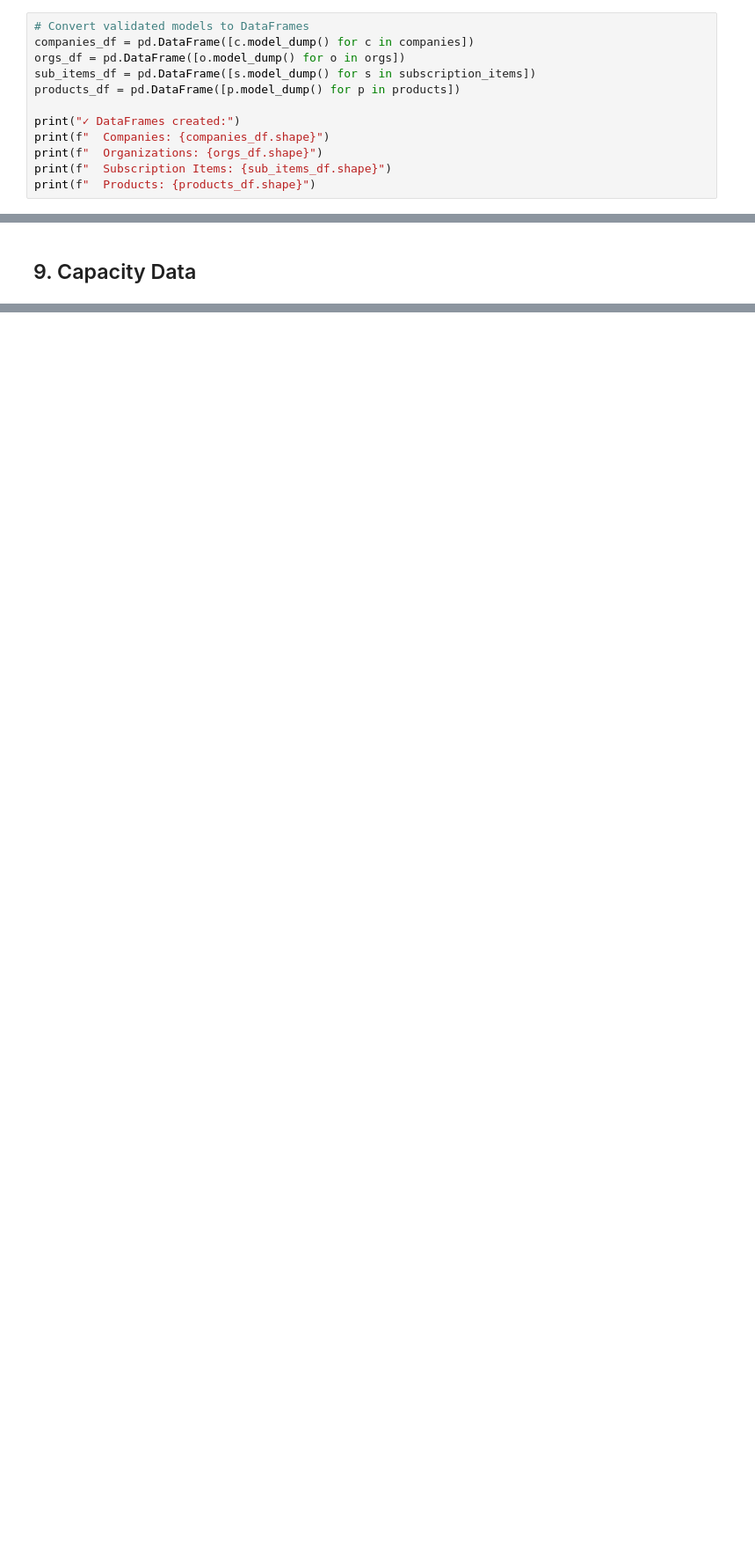
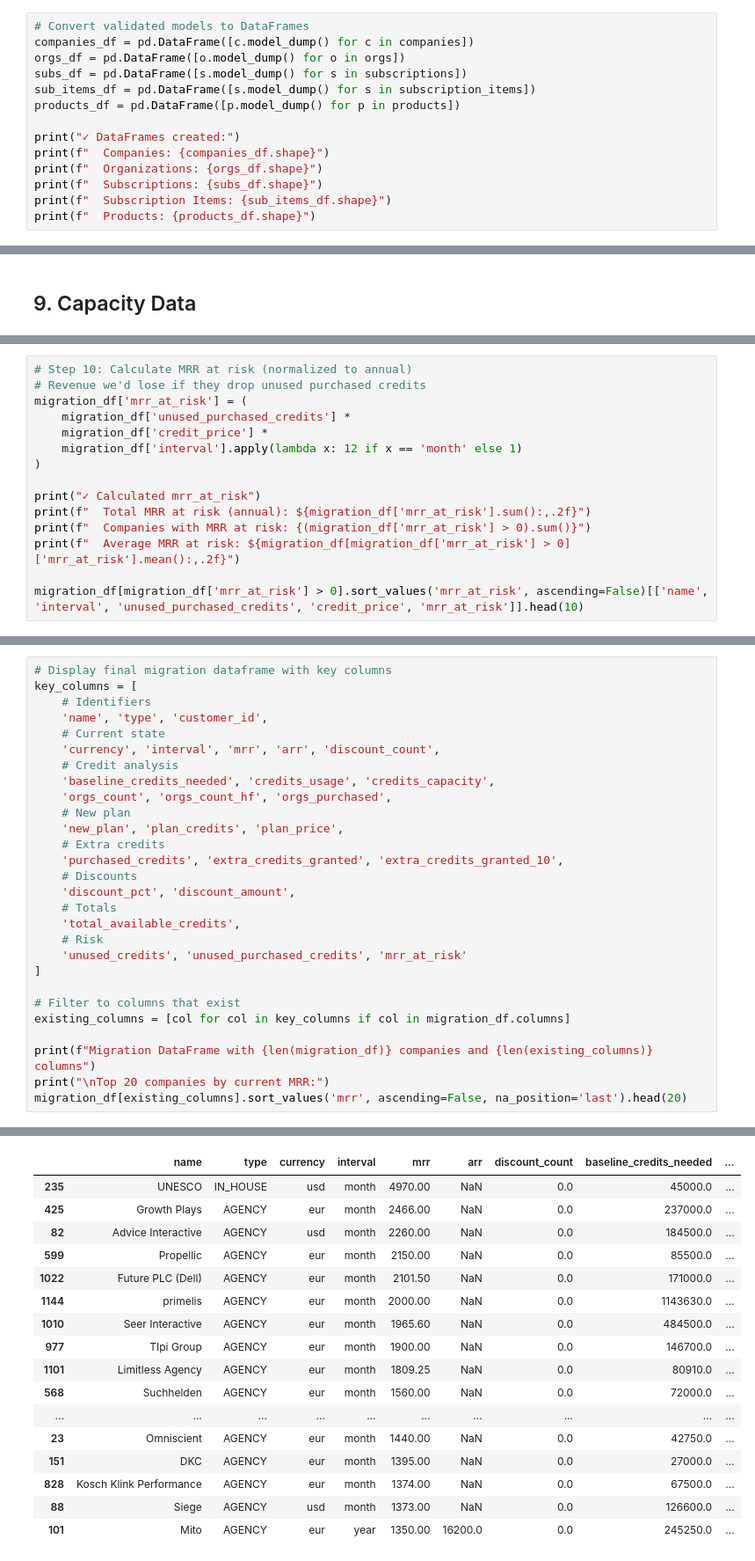
Before and after one commit to peec-ai/stripe-migration-analysis, a Jupyter notebook: transform/notebooks/migration_analysis-match.ipynb, the cells around one changed output, grey strips where cells are left out. Shown at 88% size. Saved outputs shown, nothing was run; the diff lists cells and outputs as text; blank space fills up the shorter version.

Commit message:
more data

```diff
--- a/transform/notebooks/migration_analysis-match.ipynb
+++ b/transform/notebooks/migration_analysis-match.ipynb
@@ -342,12 +420,14 @@ Flattened subscription items: 1546
 # Convert validated models to DataFrames
 companies_df = pd.DataFrame([c.model_dump() for c in companies])
 orgs_df = pd.DataFrame([o.model_dump() for o in orgs])
+subs_df = pd.DataFrame([s.model_dump() for s in subscriptions])
 sub_items_df = pd.DataFrame([s.model_dump() for s in subscription_items])
 products_df = pd.DataFrame([p.model_dump() for p in products])
 
 print("✓ DataFrames created:")
 print(f"  Companies: {companies_df.shape}")
 print(f"  Organizations: {orgs_df.shape}")
+print(f"  Subscriptions: {subs_df.shape}")
 print(f"  Subscription Items: {sub_items_df.shape}")
 print(f"  Products: {products_df.shape}")
 # %% [output]
@@ -555,0 +1283,15 @@ company_stats.sort_values(by="credits_capacity", ascending=False).head(10)
+# %%
+# Step 10: Calculate MRR at risk (normalized to annual)
+# Revenue we'd lose if they drop unused purchased credits
+migration_df['mrr_at_risk'] = (
+    migration_df['unused_purchased_credits'] *
+    migration_df['credit_price'] *
+    migration_df['interval'].apply(lambda x: 12 if x == 'month' else 1)
+)
+
+print("✓ Calculated mrr_at_risk")
+print(f"  Total MRR at risk (annual): ${migration_df['mrr_at_risk'].sum():,.2f}")
+print(f"  Companies with MRR at risk: {(migration_df['mrr_at_risk'] > 0).sum()}")
+print(f"  Average MRR at risk: ${migration_df[migration_df['mrr_at_risk'] > 0]['mrr_at_risk'].mean():,.2f}")
+
+migration_df[migration_df['mrr_at_risk'] > 0].sort_values('mrr_at_risk', ascending=False)[['name', 'interval', 'unused_purchased_credits', 'credit_price', 'mrr_at_risk']].head(10)
@@ -555,0 +1366,29 @@ company_stats.sort_values(by="credits_capacity", ascending=False).head(10)
+# %%
+# Display final migration dataframe with key columns
+key_columns = [
+    # Identifiers
+    'name', 'type', 'customer_id',
+    # Current state
+    'currency', 'interval', 'mrr', 'arr', 'discount_count',
+    # Credit analysis
+    'baseline_credits_needed', 'credits_usage', 'credits_capacity',
+    'orgs_count', 'orgs_count_hf', 'orgs_purchased',
+    # New plan
+    'new_plan', 'plan_credits', 'plan_price',
+    # Extra credits
+    'purchased_credits', 'extra_credits_granted', 'extra_credits_granted_10',
+    # Discounts
+    'discount_pct', 'discount_amount',
+    # Totals
+    'total_available_credits',
+    # Risk
+    'unused_credits', 'unused_purchased_credits', 'mrr_at_risk'
+]
+
+# Filter to columns that exist
+existing_columns = [col for col in key_columns if col in migration_df.columns]
+
+print(f"Migration DataFrame with {len(migration_df)} companies and {len(existing_columns)} columns")
+print("\nTop 20 companies by current MRR:")
+migration_df[existing_columns].sort_values('mrr', ascending=False, na_position='last').head(20)
+# %% [output]
@@ -555,0 +1398,17 @@ company_stats.sort_values(by="credits_capacity", ascending=False).head(10)
+|  | name | type | currency | interval | mrr | arr | discount_count | baseline_credits_needed | ... |
+| 235 | UNESCO | IN_HOUSE | usd | month | 4970.00 | NaN | 0.0 | 45000.0 | ... |
+| 425 | Growth Plays | AGENCY | eur | month | 2466.00 | NaN | 0.0 | 237000.0 | ... |
+| 82 | Advice Interactive | AGENCY | usd | month | 2260.00 | NaN | 0.0 | 184500.0 | ... |
+| 599 | Propellic | AGENCY | eur | month | 2150.00 | NaN | 0.0 | 85500.0 | ... |
+| 1022 | Future PLC (Dell) | AGENCY | eur | month | 2101.50 | NaN | 0.0 | 171000.0 | ... |
+| 1144 | primelis | AGENCY | eur | month | 2000.00 | NaN | 0.0 | 1143630.0 | ... |
+| 1010 | Seer Interactive | AGENCY | eur | month | 1965.60 | NaN | 0.0 | 484500.0 | ... |
+| 977 | TIpi Group | AGENCY | eur | month | 1900.00 | NaN | 0.0 | 146700.0 | ... |
+| 1101 | Limitless Agency | AGENCY | eur | month | 1809.25 | NaN | 0.0 | 80910.0 | ... |
+| 568 | Suchhelden | AGENCY | eur | month | 1560.00 | NaN | 0.0 | 72000.0 | ... |
+| ... | ... | ... | ... | ... | ... | ... | ... | ... | ... |
+| 23 | Omniscient | AGENCY | eur | month | 1440.00 | NaN | 0.0 | 42750.0 | ... |
+| 151 | DKC | AGENCY | eur | month | 1395.00 | NaN | 0.0 | 27000.0 | ... |
+| 828 | Kosch Klink Performance | AGENCY | eur | month | 1374.00 | NaN | 0.0 | 67500.0 | ... |
+| 88 | Siege | AGENCY | usd | month | 1373.00 | NaN | 0.0 | 126600.0 | ... |
+| 101 | Mito | AGENCY | eur | year | 1350.00 | 16200.0 | 0.0 | 245250.0 | ... |
```
Also changed, not shown: parts of 34 cells of this notebook, 3 other files.
